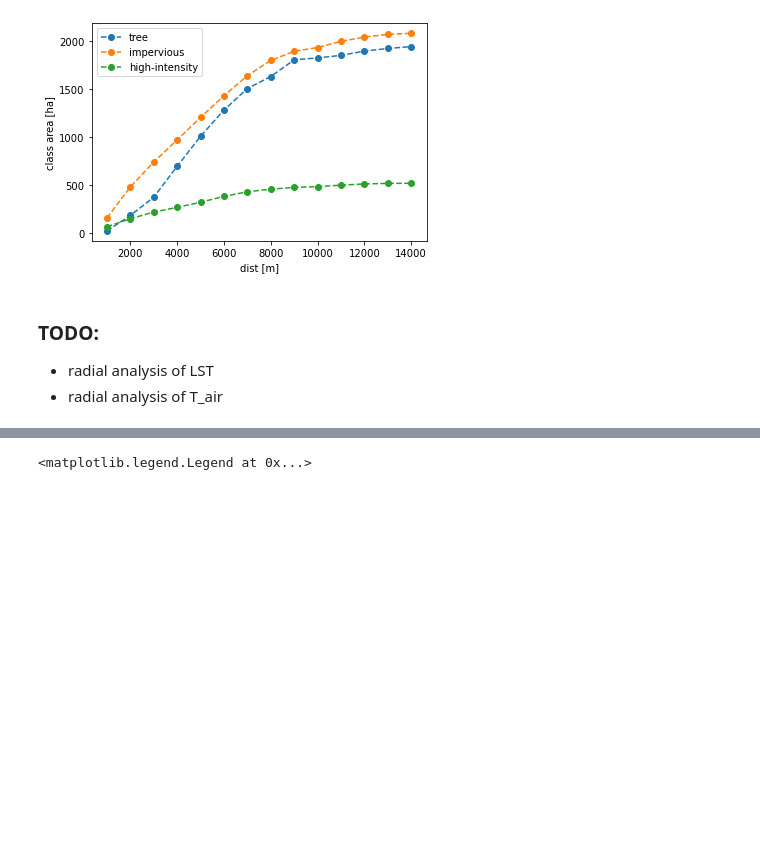
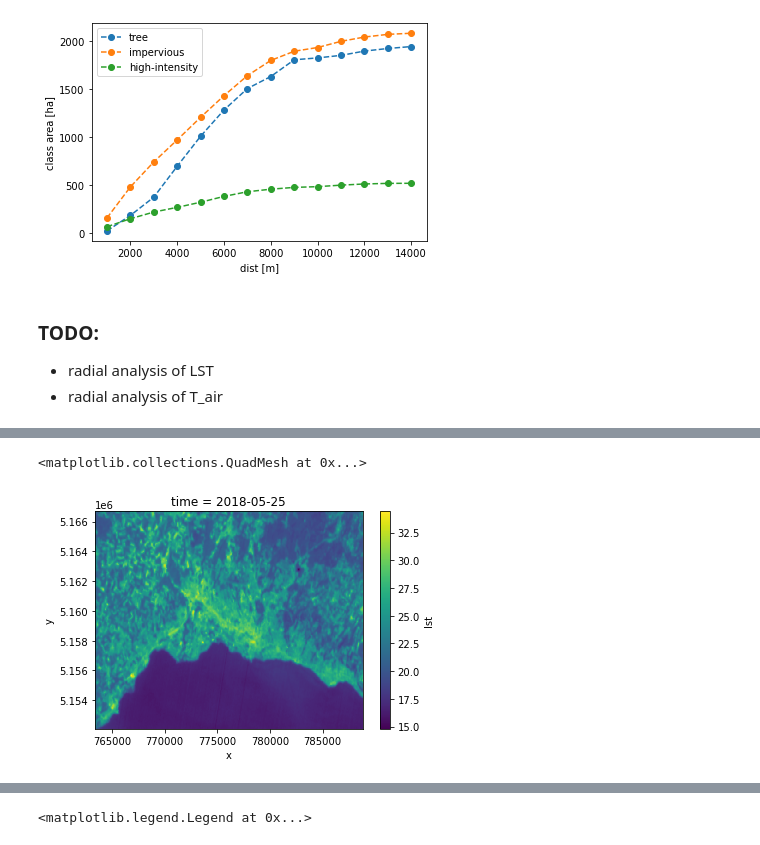
Before and after one commit to martibosch/lausanne-greening-scenarios, a Jupyter notebook: notebooks/reclassification.ipynb, the cells around one changed output, grey strips where cells are left out. Saved outputs shown, nothing was run; the diff lists cells and outputs as text; code cells hidden in the pictures; blank space fills up the shorter version.

```diff
--- a/notebooks/reclassification.ipynb
+++ b/notebooks/reclassification.ipynb
@@ -85,0 +432,2 @@ plt.legend()
+# %%
+dst_filepath = '../data/interim/lst-da.nc'
@@ -85,0 +438,6 @@ plt.legend()
+# %%
+var_da = xr.open_dataarray(dst_filepath)
+var_da.isel(time=0).plot()
+# %% [output]
+<matplotlib.collections.QuadMesh at 0x...>
+[figure, added]
```
Also changed, not shown: parts of 45 cells of this notebook, 7 other files.
